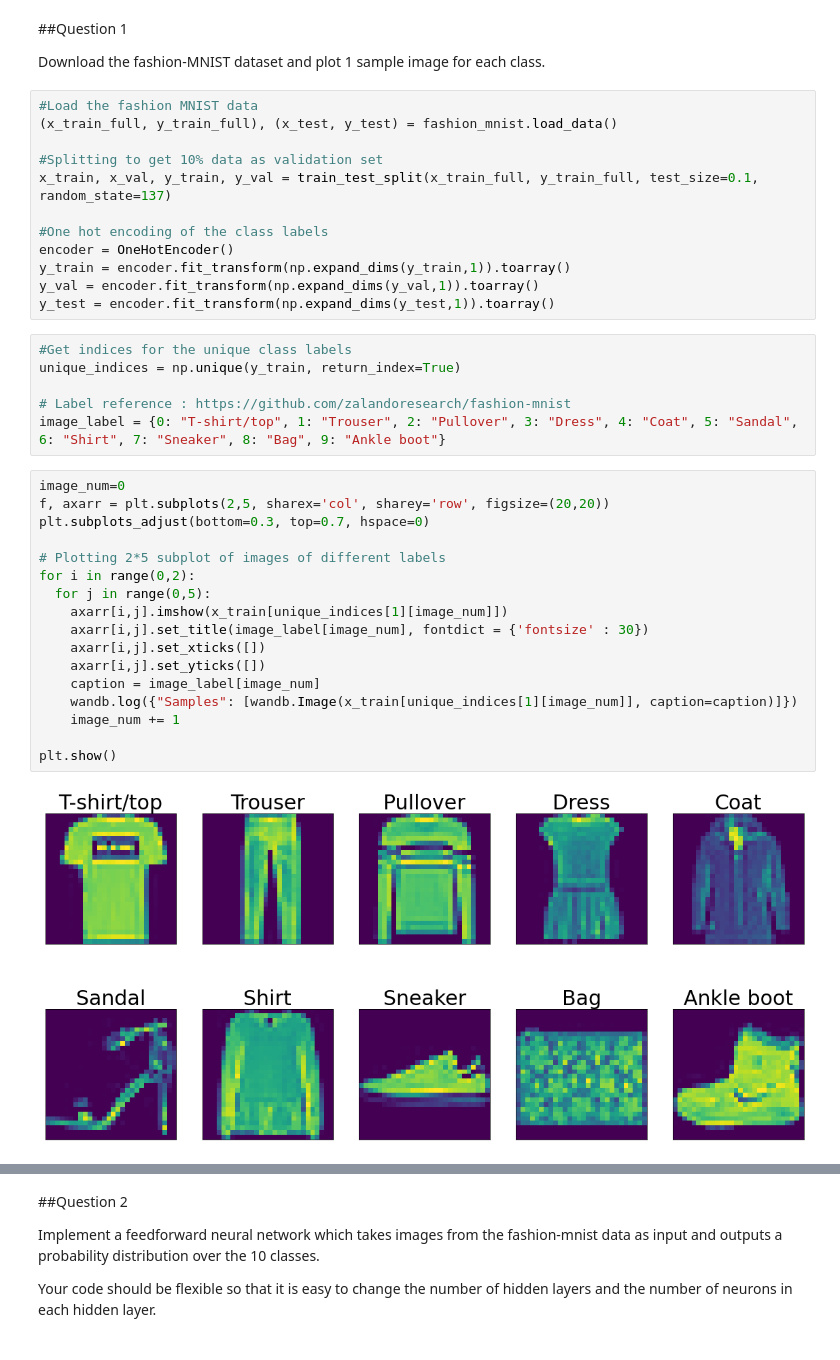
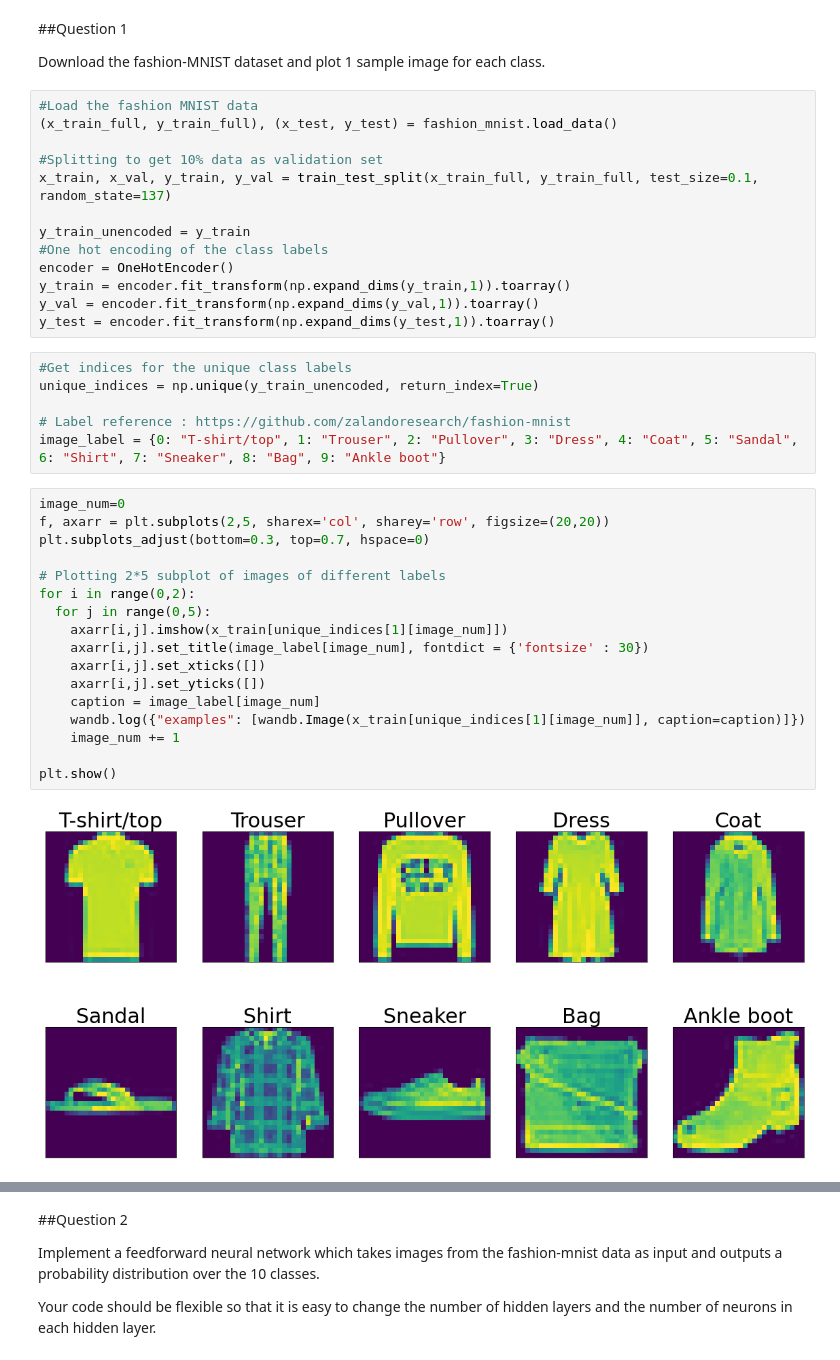
Before and after one commit to HegdeSiddesh/cs6910_assignment1, a Jupyter notebook: Assignment_1.ipynb, the cells around one changed output, grey strips where cells are left out. Saved outputs shown, nothing was run; the diff lists cells and outputs as text.

```diff
--- a/Assignment_1.ipynb
+++ b/Assignment_1.ipynb
@@ -35,6 +35,7 @@ Download the fashion-MNIST dataset and plot 1 sample image for each class.
 #Splitting to get 10% data as validation set
 x_train, x_val, y_train, y_val = train_test_split(x_train_full, y_train_full, test_size=0.1, random_state=137)
 
+y_train_unencoded = y_train
 #One hot encoding of the class labels
 encoder = OneHotEncoder()
 y_train = encoder.fit_transform(np.expand_dims(y_train,1)).toarray()
@@ -42,29 +43,29 @@ y_val = encoder.fit_transform(np.expand_dims(y_val,1)).toarray()
 y_test = encoder.fit_transform(np.expand_dims(y_test,1)).toarray()
 # %%
 #Get indices for the unique class labels
-unique_indices = np.unique(y_train, return_index=True)
+unique_indices = np.unique(y_train_unencoded, return_index=True)
 
 # Label reference : https://github.com/zalandoresearch/fashion-mnist
 image_label = {0: "T-shirt/top", 1: "Trouser", 2: "Pullover", 3: "Dress", 4: "Coat", 5: "Sandal", 6: "Shirt", 7: "Sneaker", 8: "Bag", 9: "Ankle boot"}
 # %%
 image_num=0
 f, axarr = plt.subplots(2,5, sharex='col', sharey='row', figsize=(20,20))
 plt.subplots_adjust(bottom=0.3, top=0.7, hspace=0)
 
 # Plotting 2*5 subplot of images of different labels
 for i in range(0,2):
   for j in range(0,5):
     axarr[i,j].imshow(x_train[unique_indices[1][image_num]])
     axarr[i,j].set_title(image_label[image_num], fontdict = {'fontsize' : 30})
     axarr[i,j].set_xticks([])
     axarr[i,j].set_yticks([])
     caption = image_label[image_num]
-    wandb.log({"Samples": [wandb.Image(x_train[unique_indices[1][image_num]], caption=caption)]})
+    wandb.log({"examples": [wandb.Image(x_train[unique_indices[1][image_num]], caption=caption)]})
     image_num += 1
 
 plt.show()
 # %% [output]
-[figure, old version]
+[figure, new version]
 # %%
 wandb.finish()
 # %% [output]
```
Also changed, not shown: parts of 5 cells of this notebook.
